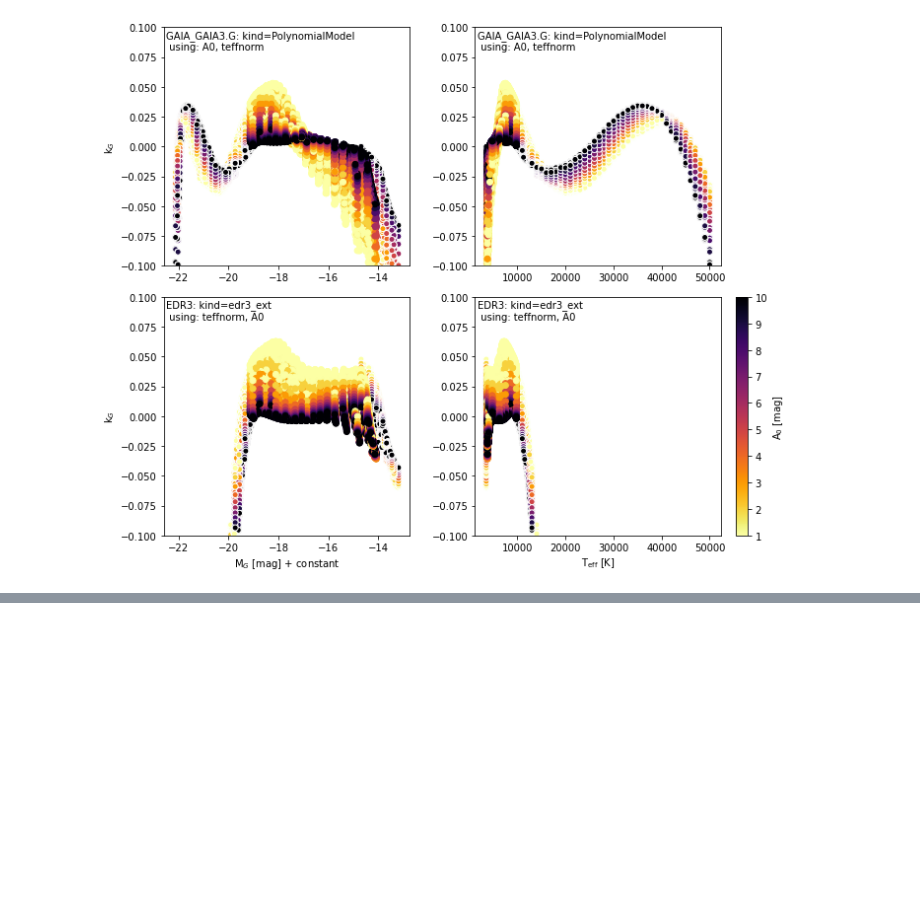
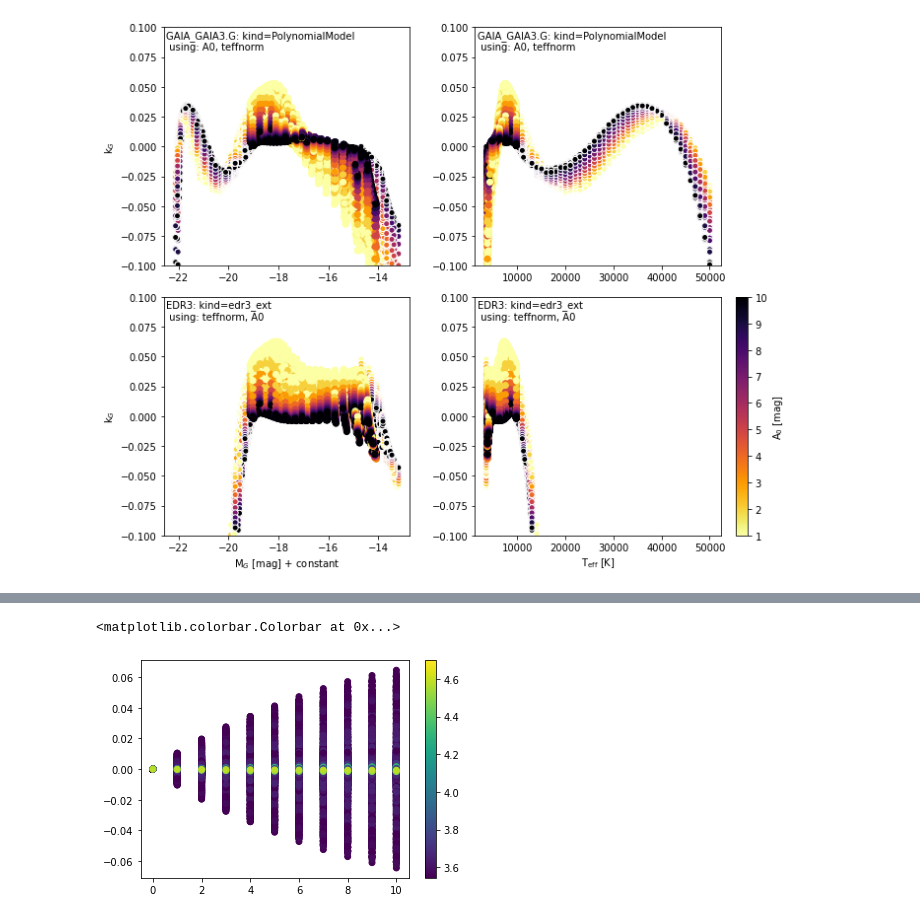
Before and after one commit to mfouesneau/dustapprox, a Jupyter notebook: examples/Examples.ipynb, the cells around one changed output, grey strips where cells are left out. Cells and saved outputs as stored; diff of their text form; code cells hidden in the pictures; blank space fills up the shorter version.

```diff
--- a/examples/Examples.ipynb
+++ b/examples/Examples.ipynb
@@ -384,0 +393,6 @@ plt.tight_layout()
+# %%
+feature_names = ['teff', 'logg', 'feh', 'A0']
+label_name = ['Ax']
+fname = '../docs/models/precomputed/kurucs_gaiaedr3_small_a0_grid.csv'
+model = interpolation.InterpolationModel.from_file(fname, feature_names, label_name)
+model
@@ -384,0 +404,7 @@ plt.tight_layout()
+# %%
+df = ecsv.read(fname)
+passband = 'GAIA_GAIA3.G'
+sub = df[df['passband'] == passband]
+which = np.random.choice(np.arange(len(sub)).astype(int), size=200, replace=False)
+X = sub.iloc[which][feature_names].values
+y = sub.iloc[which][label_name].values
@@ -384,0 +484,11 @@ plt.tight_layout()
+# %%
+g = model.grid_[passband]
+other = sub[feature_names]
+y = sub[label_name].values
+ypred = pd_interpolate_multiIndex(g, other)[label_name].values
+plt.scatter(other['A0'], (ypred -  y).T,
+            c=np.log10(other['teff']), rasterized=True);
+plt.colorbar()
+# %% [output]
+<matplotlib.colorbar.Colorbar at 0x...>
+[figure, added]
```
Also changed, not shown: parts of 8 cells of this notebook.
